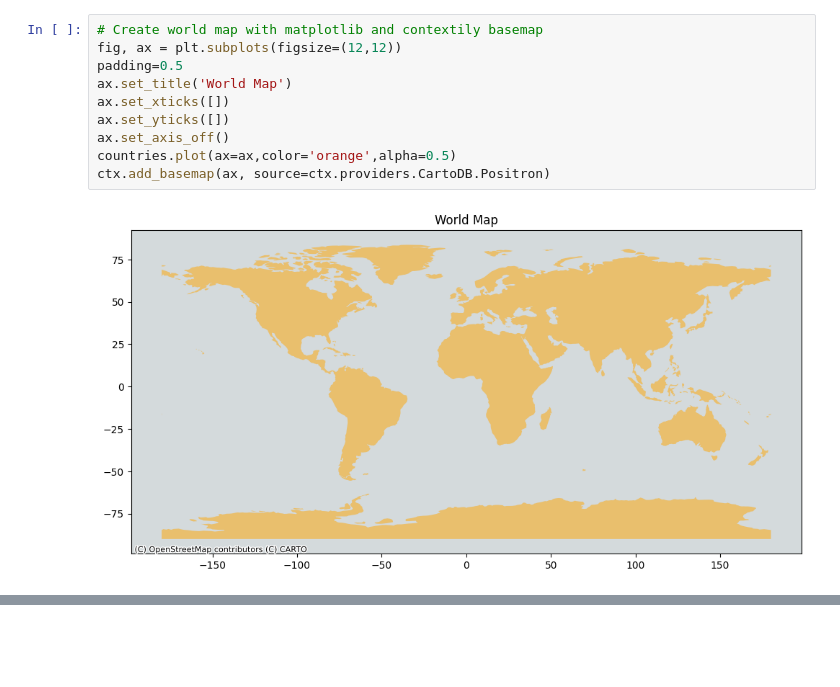
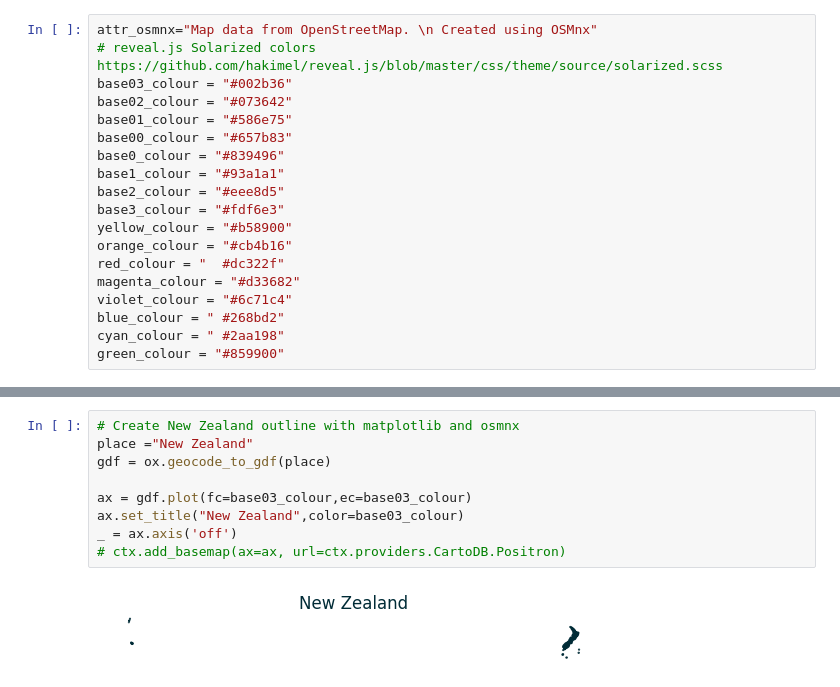
Before and after one commit to kimnewzealand/art-of-maps-2, a Jupyter notebook: generate_maps.ipynb, the cells around one changed output, grey strips where cells are left out. Saved outputs shown, nothing was run; the diff lists cells and outputs as text; blank space fills up the shorter version.

```diff
--- a/generate_maps.ipynb
+++ b/generate_maps.ipynb
@@ -8,18 +10,36 @@ import osmnx as ox
-# %%
-# Create world map with matplotlib and contextily basemap
-fig, ax = plt.subplots(figsize=(12,12))
-padding=0.5
-ax.set_title('World Map')
-ax.set_xticks([])
-ax.set_yticks([])
-ax.set_axis_off()
-countries.plot(ax=ax,color='orange',alpha=0.5)
-ctx.add_basemap(ax, source=ctx.providers.CartoDB.Positron)
-# %% [output]
-[figure, removed]
+# %%
+attr_osmnx="Map data from OpenStreetMap. \n Created using OSMnx"
+# reveal.js Solarized colors https://github.com/hakimel/reveal.js/blob/master/css/theme/source/solarized.scss
+base03_colour = "#002b36"
+base02_colour = "#073642"
+base01_colour = "#586e75"
+base00_colour = "#657b83"
+base0_colour = "#839496"
+base1_colour = "#93a1a1"
+base2_colour = "#eee8d5"
+base3_colour = "#fdf6e3"
+yellow_colour = "#b58900"
+orange_colour = "#cb4b16"
+red_colour = "  #dc322f"
+magenta_colour = "#d33682"
+violet_colour = "#6c71c4"
+blue_colour = " #268bd2"
+cyan_colour = " #2aa198"
+green_colour = "#859900"
 # %%
 # Create interative map with geopandas
 countries = gpd.read_file(geodatasets.get_path('naturalearth.land'))
 countries.explore()
 # %% [output]
 [interactive output not drawn]
+# %%
+# Create New Zealand outline with matplotlib and osmnx
+place ="New Zealand"
+gdf = ox.geocode_to_gdf(place)
+
+ax = gdf.plot(fc=base03_colour,ec=base03_colour)
+ax.set_title("New Zealand",color=base03_colour)
+_ = ax.axis('off')
+# ctx.add_basemap(ax=ax, url=ctx.providers.CartoDB.Positron)
+# %% [output]
+[figure, added]
```
Also changed, not shown: parts of 6 cells of this notebook, 8 other files.
